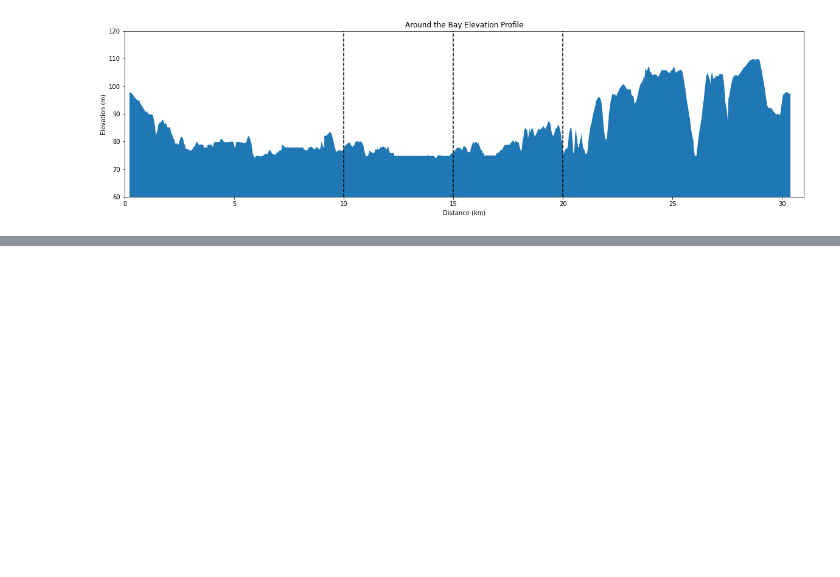
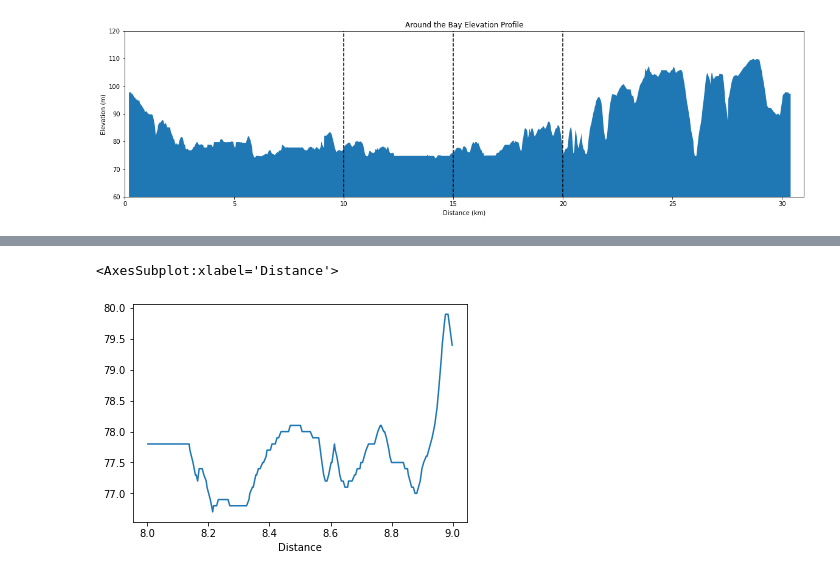
Before and after one commit to thereiswaldo/XCCourseAnalysis, a Jupyter notebook: ATB Course.ipynb, the cells around one changed output, grey strips where cells are left out. Cells and saved outputs as stored; diff of their text form; code cells hidden in the pictures; blank space fills up the shorter version.

```diff
--- a/ATB Course.ipynb
+++ b/ATB Course.ipynb
@@ -69,0 +157,5 @@ df.head()
+# %%
+df['Elevation'].loc[(df.index<9) & (df.index>8)].plot()
+# %% [output]
+<AxesSubplot:xlabel='Distance'>
+[figure, added]
```
Also changed, not shown: parts of 17 cells of this notebook, 2 other files.
